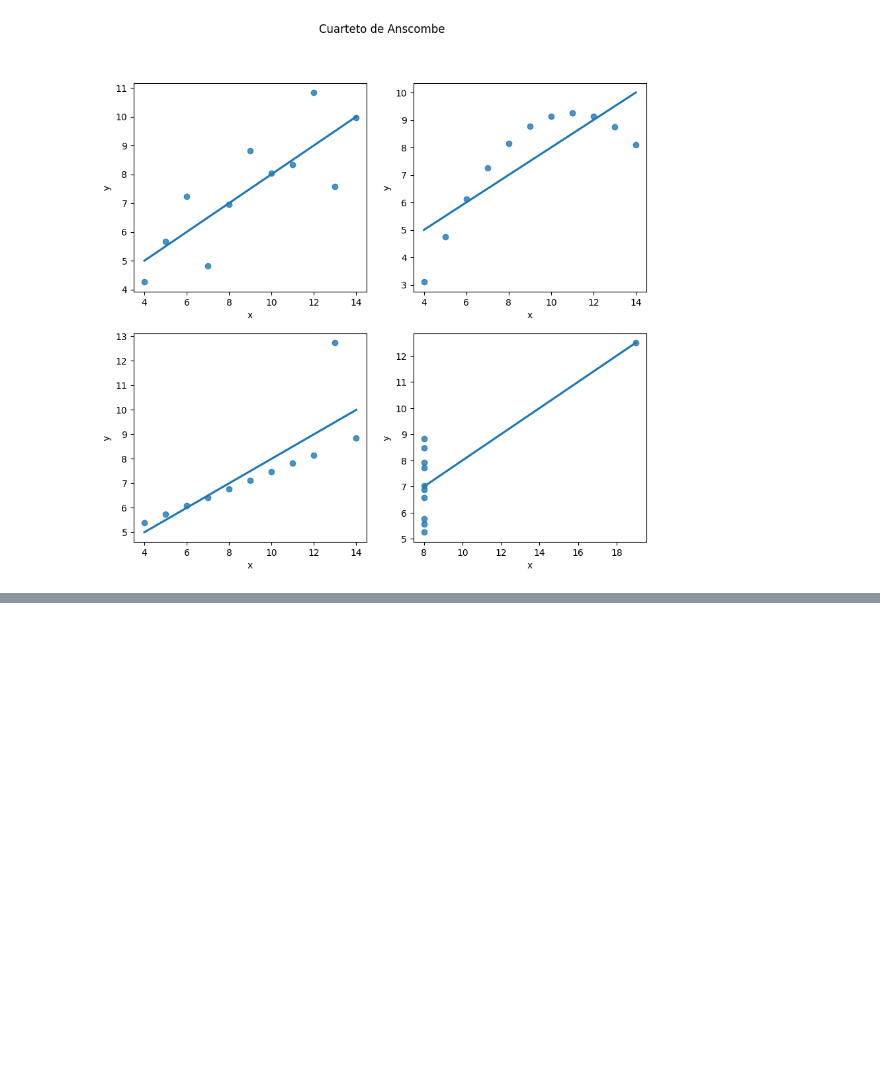
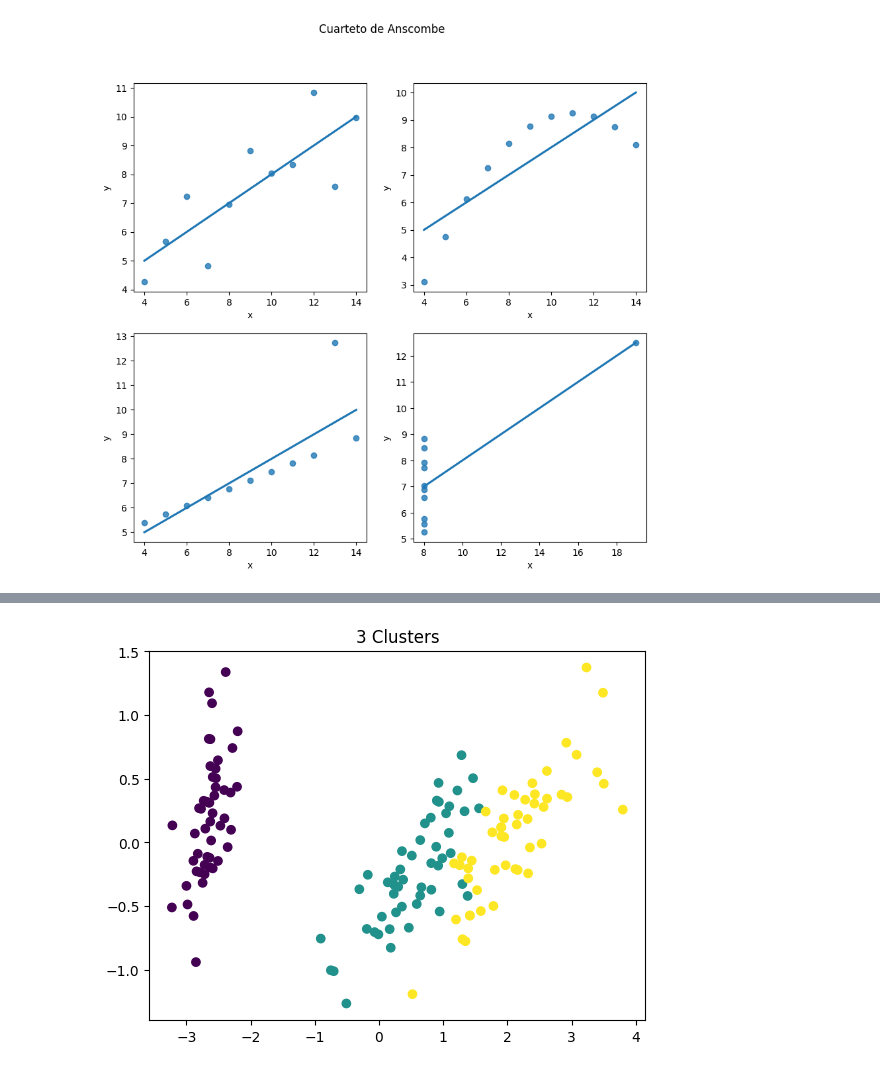
Before and after one commit to datacubeR/clases_UAI, a Jupyter notebook: tics411/notebooks/viz.ipynb, the cells around one changed output, grey strips where cells are left out. Saved outputs shown, nothing was run; the diff lists cells and outputs as text; code cells hidden in the pictures; blank space fills up the shorter version.

```diff
--- a/tics411/notebooks/viz.ipynb
+++ b/tics411/notebooks/viz.ipynb
@@ -272,0 +303,6 @@ Text(0.5, 0.98, 'Cuarteto de Anscombe')
+# %%
+c = iris_df.species.astype("category").cat.codes
+plt.scatter(x,y, c = c)
+plt.title("3 Clusters");
+# %% [output]
+[figure, added]
```
Also changed, not shown: parts of 3 cells of this notebook, 27 other files.
